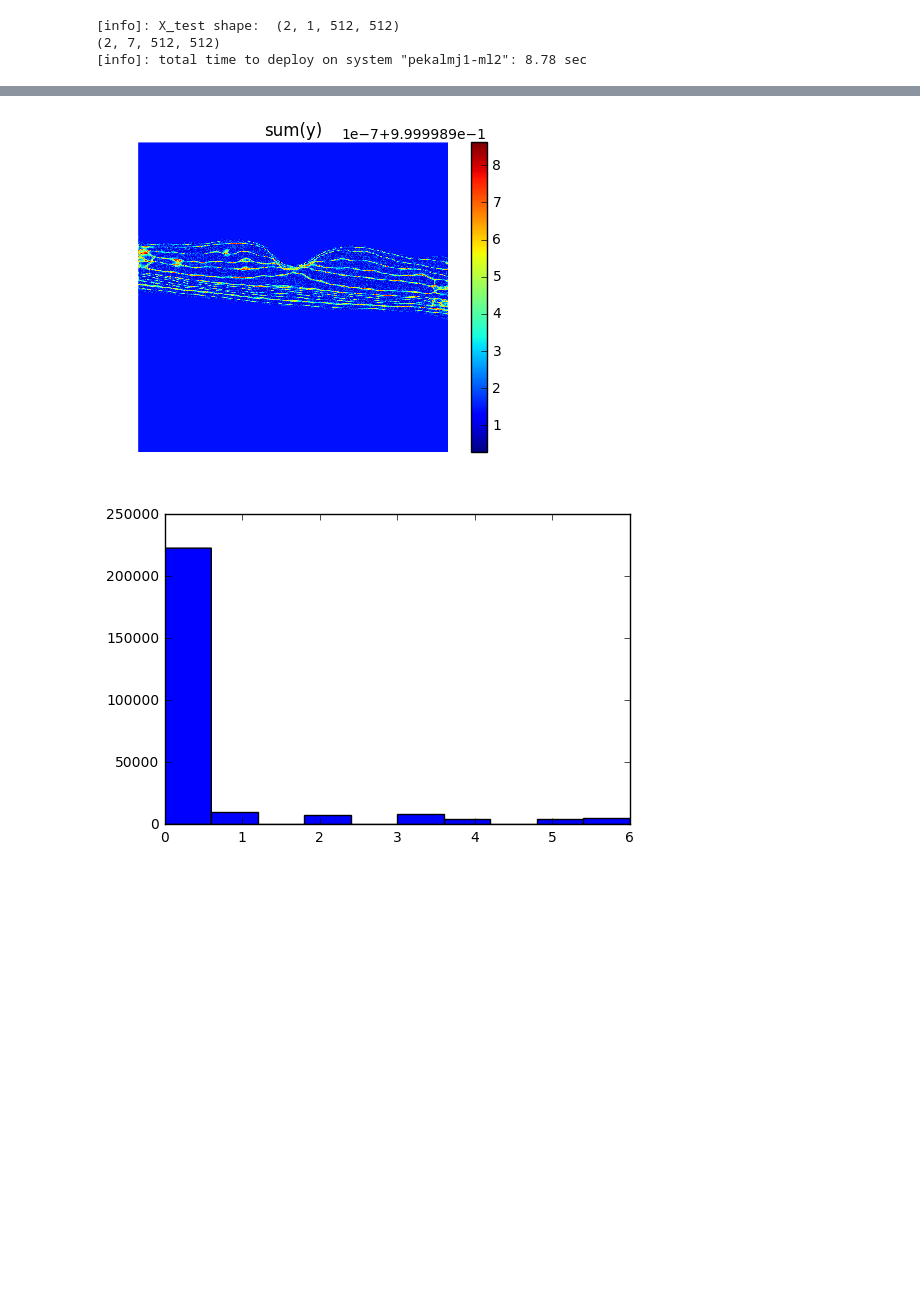
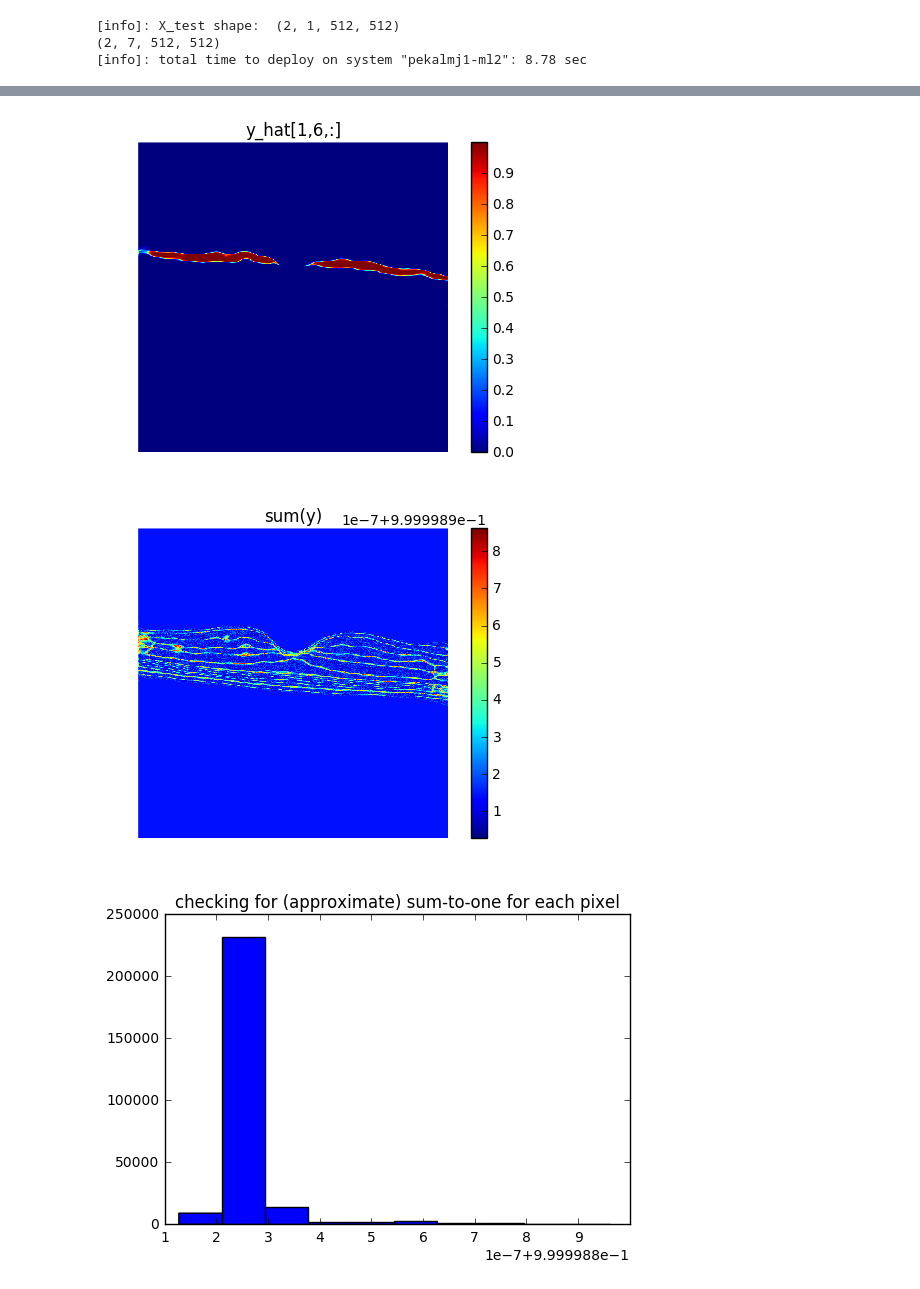
Before and after one commit to mjpekala/bio-segmentation-dense, a Jupyter notebook: Examples/OCT_Small/oct_ss_rev1.ipynb, the cells around one changed output, grey strips where cells are left out. Drawn from its saved outputs; the diff is of its cells as text; code cells hidden in the pictures; blank space fills up the shorter version.

Commit message:
added a composite y_hat plot

```diff
--- a/Examples/OCT_Small/oct_ss_rev1.ipynb
+++ b/Examples/OCT_Small/oct_ss_rev1.ipynb
@@ -100,12 +100,25 @@ plt.axis('off')
 plt.colorbar()
 plt.title('y')
 
+plt.figure()
+plt.imshow(Y_subset[idx,...], interpolation='none', cmap='jet')
+plt.axis('off')
+plt.colorbar()
+plt.title('y')
+
+plt.figure()
+plt.imshow(np.argmax(Y_hat[idx,...], axis=0), interpolation='none', cmap='jet')
+plt.axis('off')
+plt.colorbar()
+plt.title('y_hat')
+
 for yi in range(Y_hat.shape[1]):
     plt.figure()
     plt.imshow(Y_hat[idx,yi,...], interpolation='none', cmap='jet')
     plt.axis('off')
     plt.colorbar()
     plt.title('y_hat[%d,%d,:]' % (idx,yi))
+
 
 plt.figure()
 plt.imshow(np.sum(Y_hat[idx,...], axis=0), interpolation='none', cmap='jet')
@@ -114,7 +127,8 @@ plt.colorbar()
 plt.title('sum(y)')
 
 plt.figure()
-plt.hist(np.argmax(Y_hat[idx,...], axis=0).flatten())
+plt.hist(np.sum(Y_hat[idx,...], axis=0).flatten())
+plt.title('checking for (approximate) sum-to-one for each pixel')
 
 
 plt.show()
@@ -131,2 +145,3 @@ plt.show()
-[figure, old version]
+[figure, new version]
-[figure, old version]
+[figure, new version]
+[figure, added]
```
Also changed, not shown: parts of 1 cell of this notebook.
